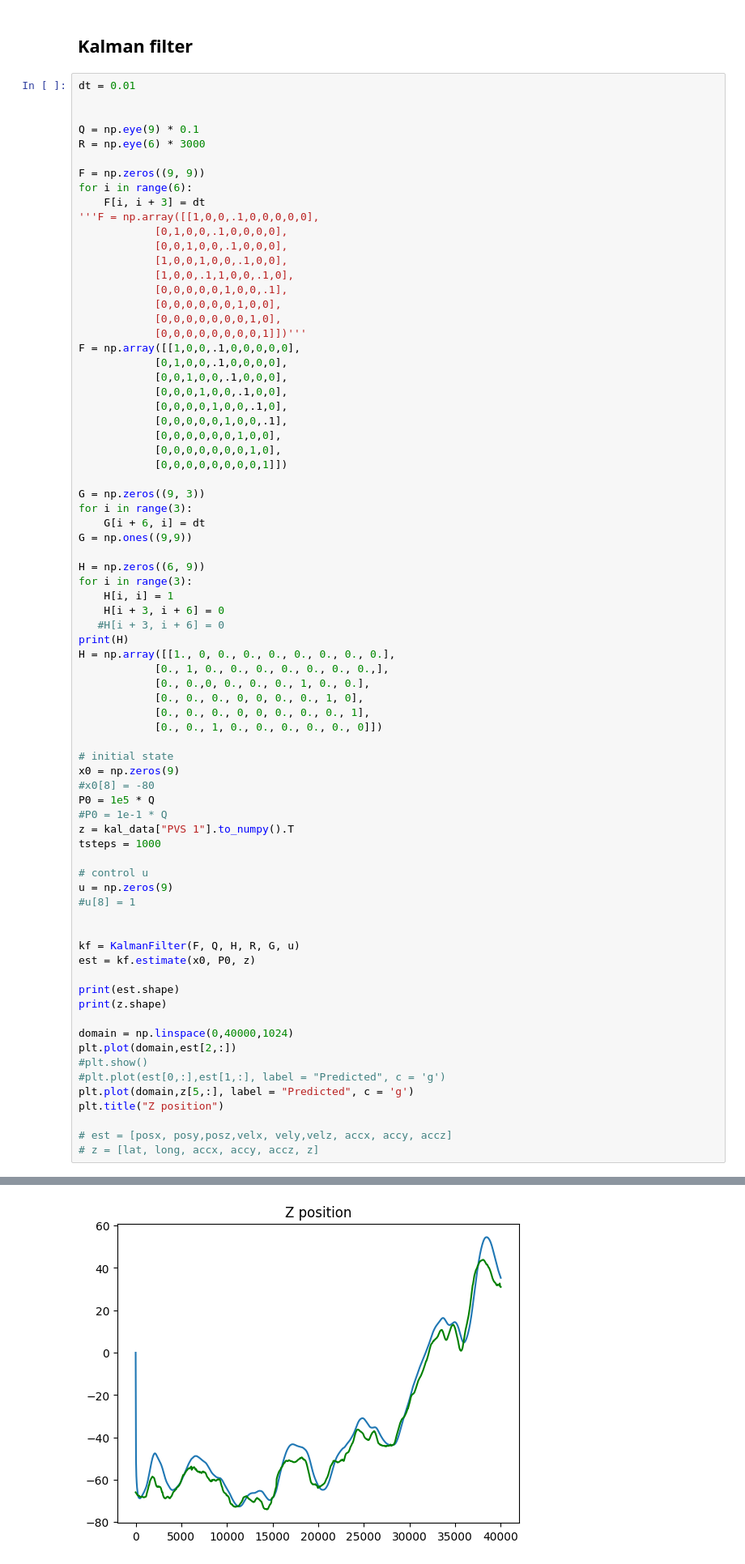
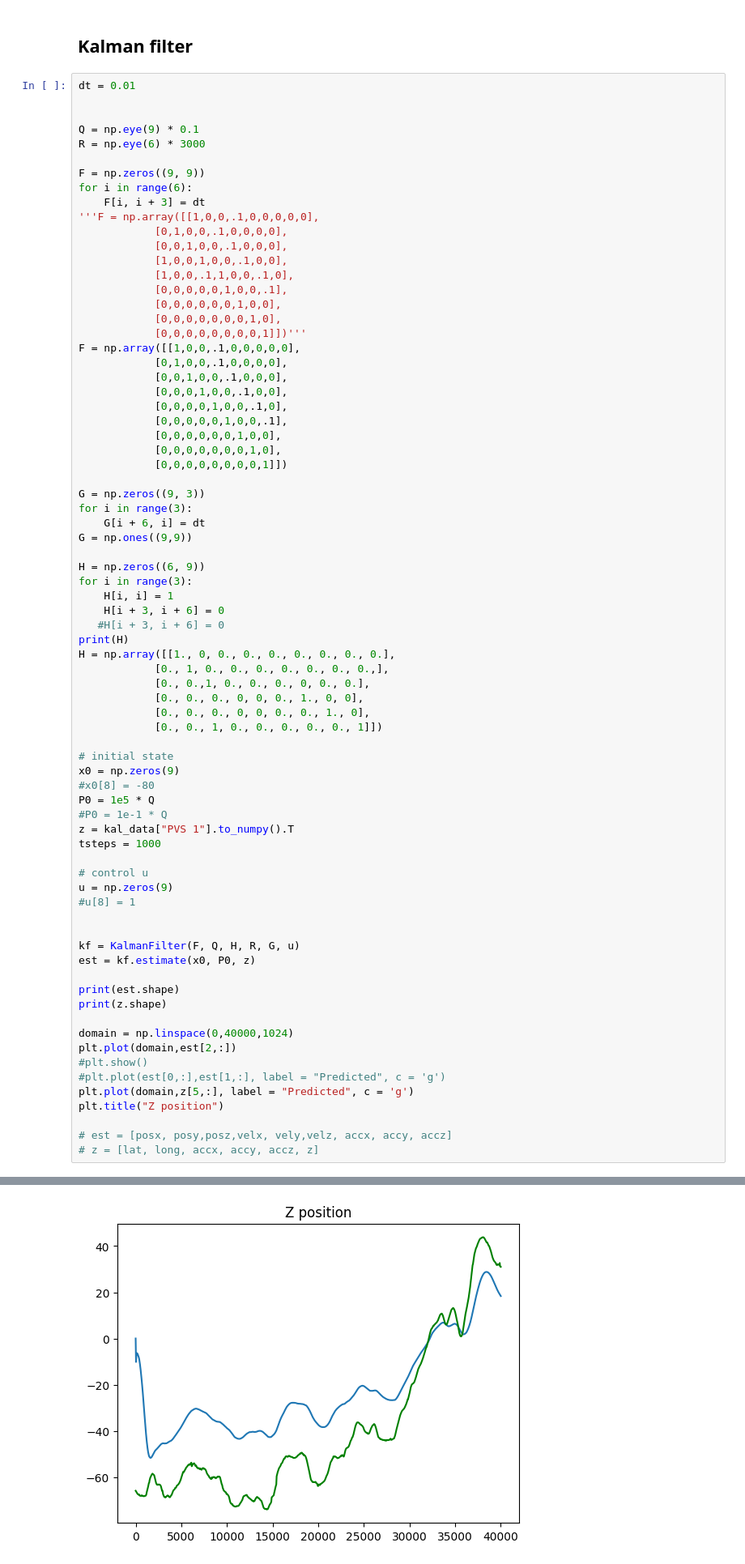
Before and after one commit to binDebug3/CarKalmanFilter, a Jupyter notebook: gwen.ipynb, the cells around one changed output, grey strips where cells are left out. Shown at 81% size. Drawn from its saved outputs; the diff is of its cells as text.

```diff
--- a/gwen.ipynb
+++ b/gwen.ipynb
@@ -198,10 +202,10 @@ for i in range(3):
 print(H)
 H = np.array([[1., 0, 0., 0., 0., 0., 0., 0., 0.],
             [0., 1, 0., 0., 0., 0., 0., 0., 0.,],
-            [0., 0.,0, 0., 0., 0., 1, 0., 0.],
-            [0., 0., 0., 0, 0, 0., 0., 1, 0],
-            [0., 0., 0., 0, 0, 0., 0., 0., 1],
-            [0., 0., 1, 0., 0., 0., 0., 0., 0]])
+            [0., 0.,1, 0., 0., 0., 0, 0., 0.],
+            [0., 0., 0., 0, 0, 0., 1., 0, 0],
+            [0., 0., 0., 0, 0, 0., 0., 1., 0],
+            [0., 0., 1, 0., 0., 0., 0., 0., 1]])
 
 # initial state
 x0 = np.zeros(9)
@@ -214,34 +218,34 @@ tsteps = 1000
 # control u
 u = np.zeros(9)
 #u[8] = 1
 
 
 kf = KalmanFilter(F, Q, H, R, G, u)
 est = kf.estimate(x0, P0, z)
 
 print(est.shape)
 print(z.shape)
 
 domain = np.linspace(0,40000,1024)
 plt.plot(domain,est[2,:])
 #plt.show()
 #plt.plot(est[0,:],est[1,:], label = "Predicted", c = 'g')
 plt.plot(domain,z[5,:], label = "Predicted", c = 'g')
 plt.title("Z position")
 
 # est = [posx, posy,posz,velx, vely,velz, accx, accy, accz]
 # z = [lat, long, accx, accy, accz, z]
 # %% [output]
 [[1. 0. 0. 0. 0. 0. 0. 0. 0.]
  [0. 1. 0. 0. 0. 0. 0. 0. 0.]
  [0. 0. 1. 0. 0. 0. 0. 0. 0.]
  [0. 0. 0. 0. 0. 0. 0. 0. 0.]
  [0. 0. 0. 0. 0. 0. 0. 0. 0.]
  [0. 0. 0. 0. 0. 0. 0. 0. 0.]]
 (9, 1024)
 (6, 1024)
 Text(0.5, 1.0, 'Z position')
-[figure, old version]
+[figure, new version]
 # %%
 plt.plot(domain,est[6,:])
 #plt.show()
```
Also changed, not shown: parts of 24 cells of this notebook.
